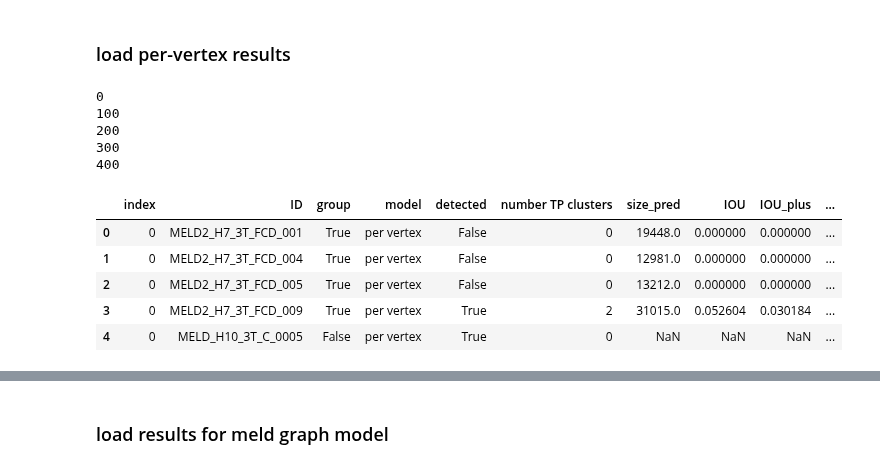
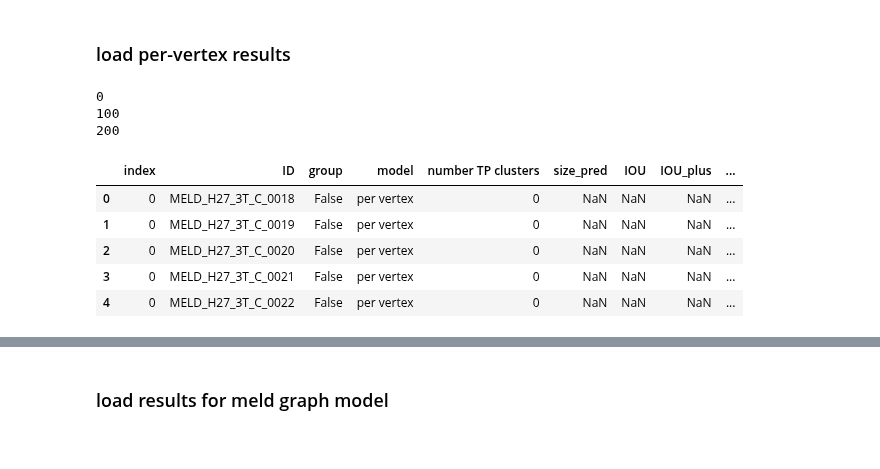
Before and after one commit to MELDProject/meld_graph, a Jupyter notebook: notebooks/compare_results_MLP.ipynb, the cells around one changed output, grey strips where cells are left out. Drawn from its saved outputs; the diff is of its cells as text; code cells hidden in the pictures.

```diff
--- a/notebooks/compare_results_MLP.ipynb
+++ b/notebooks/compare_results_MLP.ipynb
@@ -48,17 +91,25 @@ def load_cohort_mlp(dataset):
         raise ValueError('Unknown dataset')
     return cohort, subjects
 # %%
+#dataset one of ['test','indi_test']
+dataset = 'indi_test'
+
+#for H101 boundaries
+cohort2= MeldCohort(hdf5_file_root='{site_code}_{group}_featurematrix_combat_fastsurfer_harmonised_NewSite.hdf5',
+                           dataset='MELD_dataset_NewSiteH27H28H101_nc.csv')
+
 cohort, subjects =  load_cohort_mlp(dataset)
 refh27h28 = '/rds/project/kw350/rds-kw350-meld/experiments/co-ripa1/predict_NewSiteH27H28_21-09-20/fold_all/results'
 refh101 = '/rds/project/kw350/rds-kw350-meld/experiments/co-ripa1/predict_NewSiteH101_24-02-20/results'
 ref = '/rds/project/kw350/rds-kw350-meld/experiments/co-ripa1/iteration_21-09-15/ensemble_21-09-15/fold_all/results'
 # %%
 #load the predictions
-df_old=pd.DataFrame()
+df_mlp=pd.DataFrame()
 subjects_dictionary={}
 #values becomes each row of the dataframe
-values={}
+
 for si,subj in enumerate(subjects):
+    values={}
     if si%100==0:
         print(si)
     values['ID']=subj
@@ -89,41 +140,39 @@ for si,subj in enumerate(subjects):
     else:
         pred_file_old = os.path.join(ref, 'predictions_ensemble_iteration.hdf5')
 
     result_hemis_old = load_prediction(subj,pred_file_old, dset='prediction')
     result_old = np.hstack([result_hemis_old['lh'],result_hemis_old['rh']])
     values['model']='per vertex'
 
     #add detection with borderzone
     if labels.sum()>0:
         values['detected'] = np.logical_and(result_old, borderzones).any()
         # add number of TP clusters - number of clusters that are in the borderzone
         clusters_in_borderzone = set(result_old[borderzones.astype('bool')])
         #remove the 0 cluster
         if 0 in clusters_in_borderzone:
             clusters_in_borderzone.remove(0)
         values['number TP clusters'] = len(clusters_in_borderzone)
         values['size_pred'] = len(result_old[borderzones.astype('bool')])
         values['IOU'] = (np.logical_and(result_old, labels)).sum() / (np.logical_or(result_old, labels)).sum()
         values['IOU_plus'] = (np.logical_and(result_old, borderzones)).sum() / (np.logical_or(result_old, borderzones)).sum()
     else:
         values['number TP clusters'] = 0
         values['size_pred'] = np.nan
         values['IOU'] = np.nan
         values['IOU_plus'] = np.nan
     # add number of FP clusters : total clusters - TP clusters
     values['number FP clusters']=len(set(result_hemis_old['lh']))+len(set(result_hemis_old['rh']))-2-values['number TP clusters']
-    df_old=pd.concat([df_old,pd.DataFrame([values])])
-df_old = df_old.reset_index()
-df_old.head()
+    df_mlp=pd.concat([df_mlp,pd.DataFrame([values])])
+df_mlp = df_mlp.reset_index()
+df_mlp.head()
 # %% [output]
 0
 100
 200
-300
-400
-|  | index | ID | group | model | detected | number TP clusters | size_pred | IOU | IOU_plus | ... |
-| 0 | 0 | MELD2_H7_3T_FCD_001 | True | per vertex | False | 0 | 19448.0 | 0.000000 | 0.000000 | ... |
-| 1 | 0 | MELD2_H7_3T_FCD_004 | True | per vertex | False | 0 | 12981.0 | 0.000000 | 0.000000 | ... |
-| 2 | 0 | MELD2_H7_3T_FCD_005 | True | per vertex | False | 0 | 13212.0 | 0.000000 | 0.000000 | ... |
-| 3 | 0 | MELD2_H7_3T_FCD_009 | True | per vertex | True | 2 | 31015.0 | 0.052604 | 0.030184 | ... |
-| 4 | 0 | MELD_H10_3T_C_0005 | False | per vertex | True | 0 | NaN | NaN | NaN | ... |
+|  | index | ID | group | model | number TP clusters | size_pred | IOU | IOU_plus | ... |
+| 0 | 0 | MELD_H27_3T_C_0018 | False | per vertex | 0 | NaN | NaN | NaN | ... |
+| 1 | 0 | MELD_H27_3T_C_0019 | False | per vertex | 0 | NaN | NaN | NaN | ... |
+| 2 | 0 | MELD_H27_3T_C_0020 | False | per vertex | 0 | NaN | NaN | NaN | ... |
+| 3 | 0 | MELD_H27_3T_C_0021 | False | per vertex | 0 | NaN | NaN | NaN | ... |
+| 4 | 0 | MELD_H27_3T_C_0022 | False | per vertex | 0 | NaN | NaN | NaN | ... |
```
Also changed, not shown: parts of 43 cells of this notebook, 3 other files.
